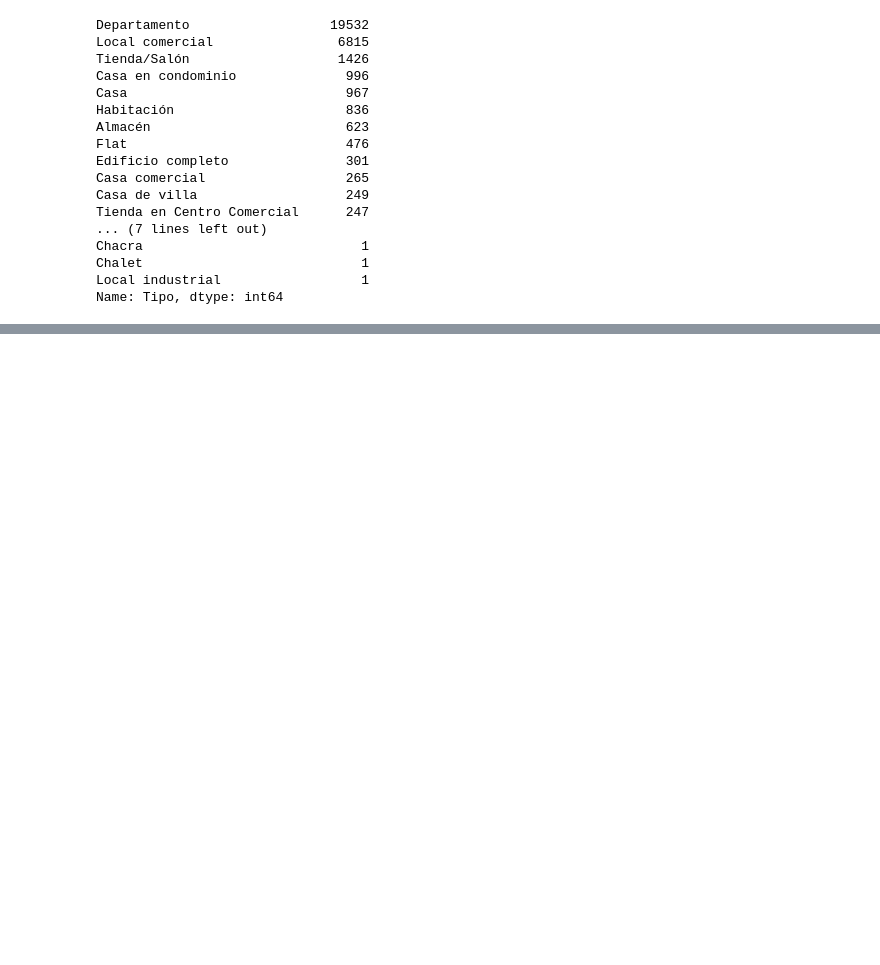
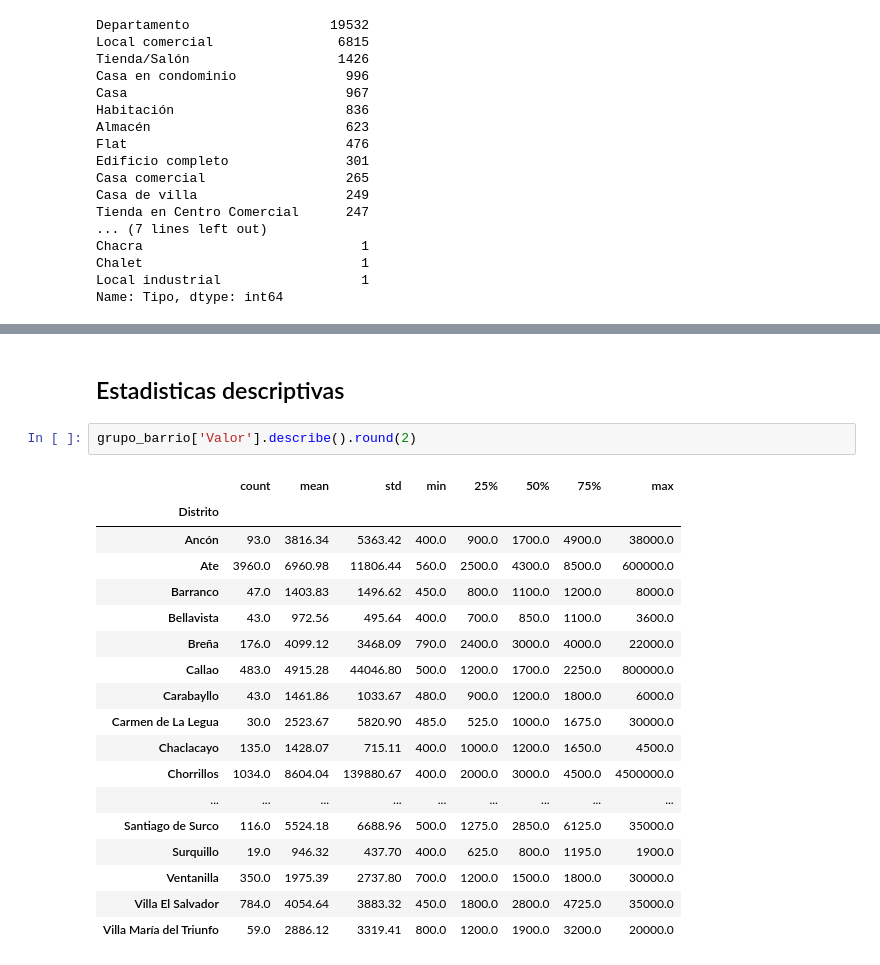
Before and after one commit to exequiel-farias/pandas-avanzado, a Jupyter notebook: PandasAvanzado.ipynb, the cells around one changed output, grey strips where cells are left out. Saved outputs shown, nothing was run; the diff lists cells and outputs as text; blank space fills up the shorter version.

Commit message:
Estadisticas descriptivas

```diff
--- a/PandasAvanzado.ipynb
+++ b/PandasAvanzado.ipynb
@@ -1643,0 +1768,23 @@ Name: Tipo, dtype: int64
+# %% [markdown]
+## Estadisticas descriptivas
+# %%
+grupo_barrio['Valor'].describe().round(2)
+# %% [output]
+|  | count | mean | std | min | 25% | 50% | 75% | max |
+| Distrito |  |  |  |  |  |  |  |  |
+| Ancón | 93.0 | 3816.34 | 5363.42 | 400.0 | 900.0 | 1700.0 | 4900.0 | 38000.0 |
+| Ate | 3960.0 | 6960.98 | 11806.44 | 560.0 | 2500.0 | 4300.0 | 8500.0 | 600000.0 |
+| Barranco | 47.0 | 1403.83 | 1496.62 | 450.0 | 800.0 | 1100.0 | 1200.0 | 8000.0 |
+| Bellavista | 43.0 | 972.56 | 495.64 | 400.0 | 700.0 | 850.0 | 1100.0 | 3600.0 |
+| Breña | 176.0 | 4099.12 | 3468.09 | 790.0 | 2400.0 | 3000.0 | 4000.0 | 22000.0 |
+| Callao | 483.0 | 4915.28 | 44046.80 | 500.0 | 1200.0 | 1700.0 | 2250.0 | 800000.0 |
+| Carabayllo | 43.0 | 1461.86 | 1033.67 | 480.0 | 900.0 | 1200.0 | 1800.0 | 6000.0 |
+| Carmen de La Legua | 30.0 | 2523.67 | 5820.90 | 485.0 | 525.0 | 1000.0 | 1675.0 | 30000.0 |
+| Chaclacayo | 135.0 | 1428.07 | 715.11 | 400.0 | 1000.0 | 1200.0 | 1650.0 | 4500.0 |
+| Chorrillos | 1034.0 | 8604.04 | 139880.67 | 400.0 | 2000.0 | 3000.0 | 4500.0 | 4500000.0 |
+| ... | ... | ... | ... | ... | ... | ... | ... | ... |
+| Santiago de Surco | 116.0 | 5524.18 | 6688.96 | 500.0 | 1275.0 | 2850.0 | 6125.0 | 35000.0 |
+| Surquillo | 19.0 | 946.32 | 437.70 | 400.0 | 625.0 | 800.0 | 1195.0 | 1900.0 |
+| Ventanilla | 350.0 | 1975.39 | 2737.80 | 700.0 | 1200.0 | 1500.0 | 1800.0 | 30000.0 |
+| Villa El Salvador | 784.0 | 4054.64 | 3883.32 | 450.0 | 1800.0 | 2800.0 | 4725.0 | 35000.0 |
+| Villa María del Triunfo | 59.0 | 2886.12 | 3319.41 | 800.0 | 1200.0 | 1900.0 | 3200.0 | 20000.0 |
```
Also changed, not shown: parts of 17 cells of this notebook.
